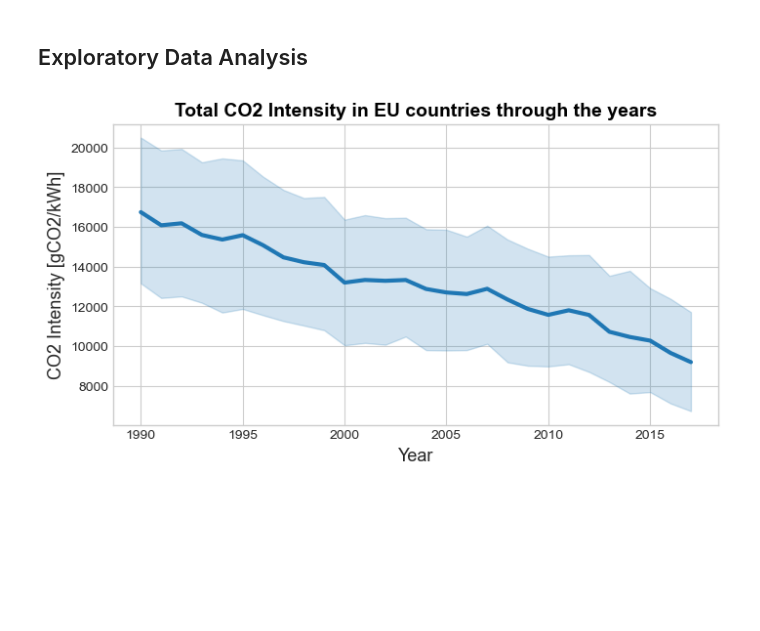
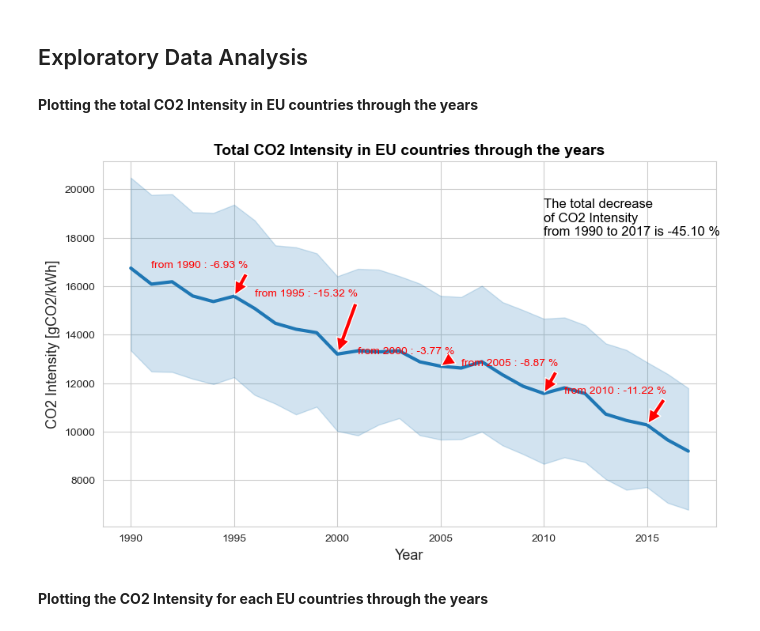
Before and after one commit to endritmustafa96/CO2-INTENSITY-OF-ELECTRICITY-GENERATION-IN-EU-COUNTRIES, a Jupyter notebook: CO2 Intensity of Electricity Generation/CO2_Intensity_Electricity_Analysis_EU.ipynb, the cells around one changed output. Cells and saved outputs as stored; diff of their text form; code cells hidden in the pictures; blank space fills up the shorter version.

```diff
--- a/CO2 Intensity of Electricity Generation/CO2_Intensity_Electricity_Analysis_EU.ipynb
+++ b/CO2 Intensity of Electricity Generation/CO2_Intensity_Electricity_Analysis_EU.ipynb
@@ -171,16 +211,58 @@ sns.set_style('whitegrid')
-# %%
-# Plotting the total CO2 Intensity in EU countries through the years
-
-fig, ax = plt.subplots(figsize=(8,4))
-
-sns.lineplot(data=df_countries, x='Year', y='CO2_Intensity', estimator=sum, lw=3)
-
-plt.title('Total CO2 Intensity in EU countries through the years', fontweight='bold', fontsize=14, color='Black')
-plt.xlabel('Year', fontsize=13)
-plt.ylabel('CO2 Intensity [gCO2/kWh]', fontsize=13)
-plt.show()
-# %% [output]
-[figure, removed]
+# %% [markdown]
+**Plotting the total CO2 Intensity in EU countries through the years**
+# %%
+# Creating a df to calculate the change ratio of CO2 intensity for each 5 years
+
+# Setting the years to filter
+start_year = 1990
+
+years_list = []
+
+while start_year < 2017:
+    years_list.append(start_year)
+    # Incrementing each year by 5
+    start_year = start_year + 5
+
+df_target_years = df_countries.loc[df_countries['Year'].isin(years_list)].groupby('Year')['CO2_Intensity'].sum().reset_index()
+# %%
+# Setting the 'whitegrid' for better visualization
+sns.set_style('whitegrid')
+
+# Plotting the total CO2 Intensity in EU countries through the years
+
+fig, ax = plt.subplots(figsize=(10,6))
+
+sns.lineplot(data=df_countries, x='Year', y='CO2_Intensity', estimator=sum, lw=3)
+
+plt.title('Total CO2 Intensity in EU countries through the years', fontweight='bold', fontsize=14, color='Black')
+plt.xlabel('Year', fontsize=13)
+plt.ylabel('CO2 Intensity [gCO2/kWh]', fontsize=13)
+
+# Adding the total decrease text on the right top of the chart
+df_min_max = df_countries.loc[df_countries['Year'].isin([1990, 2017])].groupby('Year')['CO2_Intensity'].sum().reset_index()
+total_dectrase_ratio = ((df_min_max['CO2_Intensity'].min() - df_min_max['CO2_Intensity'].max()) / df_min_max['CO2_Intensity'].max()) * 100
+
+total_decrease_text = f'The total decrease\nof CO2 Intensity \nfrom 1990 to 2017 is {total_dectrase_ratio:.2f} %'
+plt.text(2010, 18100, total_decrease_text, fontsize=12, color='black')
+
+
+# Calculating and adding decrease ratio annotations
+for i in range(1, len(df_target_years)):
+    x1, y1 = df_target_years['Year'][i - 1], df_target_years['CO2_Intensity'][i - 1]
+    x2, y2 = df_target_years['Year'][i], df_target_years['CO2_Intensity'][i]
+
+    decrease_ratio = ((y2 - y1) / (y1)) * 100
+    text = f'from {x1} : {decrease_ratio:.2f} %'
+
+    # Adding arrow and text annotation
+    plt.annotate(text, (x2, y2), xytext=(x1 + 1, y1 + 10), fontsize=10, color='red',
+                 arrowprops=dict(facecolor='red', shrink=0.05))
+
+plt.show()
+# %% [output]
+[figure, added]
+# %% [markdown]
+**Plotting the CO2 Intensity for each EU countries through the years**
 # %%
 # Plotting the CO2 Intensity for each EU country through the years
 fig, ax = plt.subplots(figsize=(10, 6))
```
Also changed, not shown: parts of 44 cells of this notebook.
